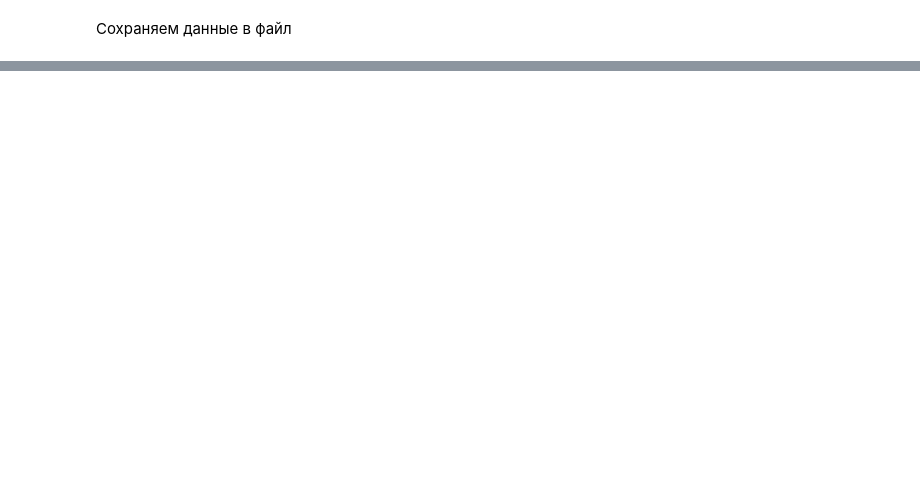
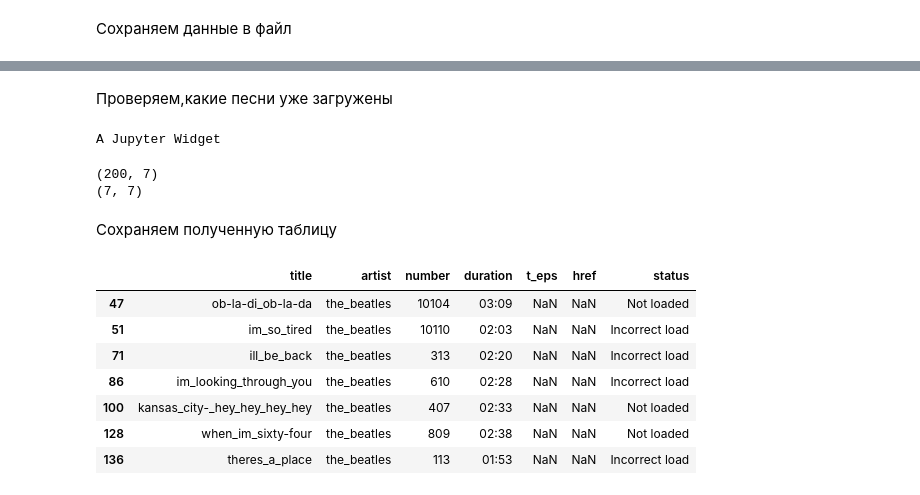
Before and after one commit to EgorDudyrev/ChordEstimation2017, a Jupyter notebook: the_work/notebooks/Load audiofiles (Complete).ipynb, the cells around one changed output, grey strips where cells are left out. Saved outputs shown, nothing was run; the diff lists cells and outputs as text; code cells hidden in the pictures; blank space fills up the shorter version.

Commit message:
Download more songs

```diff
--- a/the_work/notebooks/Load audiofiles (Complete).ipynb
+++ b/the_work/notebooks/Load audiofiles (Complete).ipynb
@@ -431,0 +546,10 @@ print('Не загружено:\t{}\t{:.2%}'.format(len(ds)-dled_num, 1-dled_num
+# %%
+for dname in [BASE_DIR+'/parsed/chordlab/Queen_Greatest_Hits_1/',
+              BASE_DIR+'/parsed/chordlab/Queen_Greatest_Hits_2/']:
+    for fname in os.listdir(dname):
+        with open(dname+fname) as f:
+            duration = secs_to_string(f.readlines()[-1].split('\t')[1])
+        song_num = dname[-2]+fname[:2]
+        title = fname[3:-4]
+        cl_ds = cl_ds.append({'title':title, 'artist':'queen',
+                                  'number':int(song_num), 'duration':duration}, ignore_index=True)
@@ -431,0 +558,56 @@ print('Не загружено:\t{}\t{:.2%}'.format(len(ds)-dled_num, 1-dled_num
+# %%
+dname = BASE_DIR+'/parsed/chordlab/Carol_King/'
+for fname in os.listdir(dname):
+    with open(dname+fname) as f:
+        duration = secs_to_string(f.readlines()[-1].split('\t')[1])
+    song_num = fname[:2]
+    title = fname[3:-4]
+    cl_ds = cl_ds.append({'title':title, 'artist':'carol_king',
+                          'number':int(song_num), 'duration':duration}, ignore_index=True)
+# %% [markdown]
+Проверяем,какие песни уже загружены
+# %%
+for row in tqdm_notebook(cl_ds.iterrows(), total=len(cl_ds), desc='Walking rows'):
+    ind, row = row
+    fname = BASE_DIR+'/audio/chordlab/'
+    fname += format_fname('{}_{}-{}.mp3'.format(row['number'], row['artist'], row['title']))
+
+    if not os.path.isfile(fname):
+        cl_ds.at[ind, 'status'] = 'Not loaded'
+        continue
+
+    try:
+        audio = AudioSegment.from_mp3(fname)
+        dur_real = round(audio.duration_seconds)
+        del audio
+
+        eps = string_to_secs(row['duration'])-dur_real
+        if abs(eps)>max_eps:
+            cl_ds.at[ind, 'status'] = 'Big time_delta'
+        else:
+            cl_ds.at[ind, 'status'] = 'Downloaded'
+        cl_ds.at[ind, 't_eps'] = eps
+    except Exception as e:
+        #print(e)
+        cl_ds.at[ind, 'status'] = 'Incorrect load'
+# %% [output]
+A Jupyter Widget
+# %%
+print(cl_ds[cl_ds['status']=='Downloaded'].shape)
+print(cl_ds[cl_ds['status']!='Downloaded'].shape)
+# %% [output]
+(200, 7)
+(7, 7)
+# %% [markdown]
+Сохраняем полученную таблицу
+# %%
+cl_ds[cl_ds['status']!='Downloaded']
+# %% [output]
+|  | title | artist | number | duration | t_eps | href | status |
+| 47 | ob-la-di_ob-la-da | the_beatles | 10104 | 03:09 | NaN | NaN | Not loaded |
+| 51 | im_so_tired | the_beatles | 10110 | 02:03 | NaN | NaN | Incorrect load |
+| 71 | ill_be_back | the_beatles | 313 | 02:20 | NaN | NaN | Incorrect load |
+| 86 | im_looking_through_you | the_beatles | 610 | 02:28 | NaN | NaN | Incorrect load |
+| 100 | kansas_city-_hey_hey_hey_hey | the_beatles | 407 | 02:33 | NaN | NaN | Not loaded |
+| 128 | when_im_sixty-four | the_beatles | 809 | 02:38 | NaN | NaN | Not loaded |
+| 136 | theres_a_place | the_beatles | 113 | 01:53 | NaN | NaN | Incorrect load |
```
Also changed, not shown: parts of 56 cells of this notebook, 3 other files.
